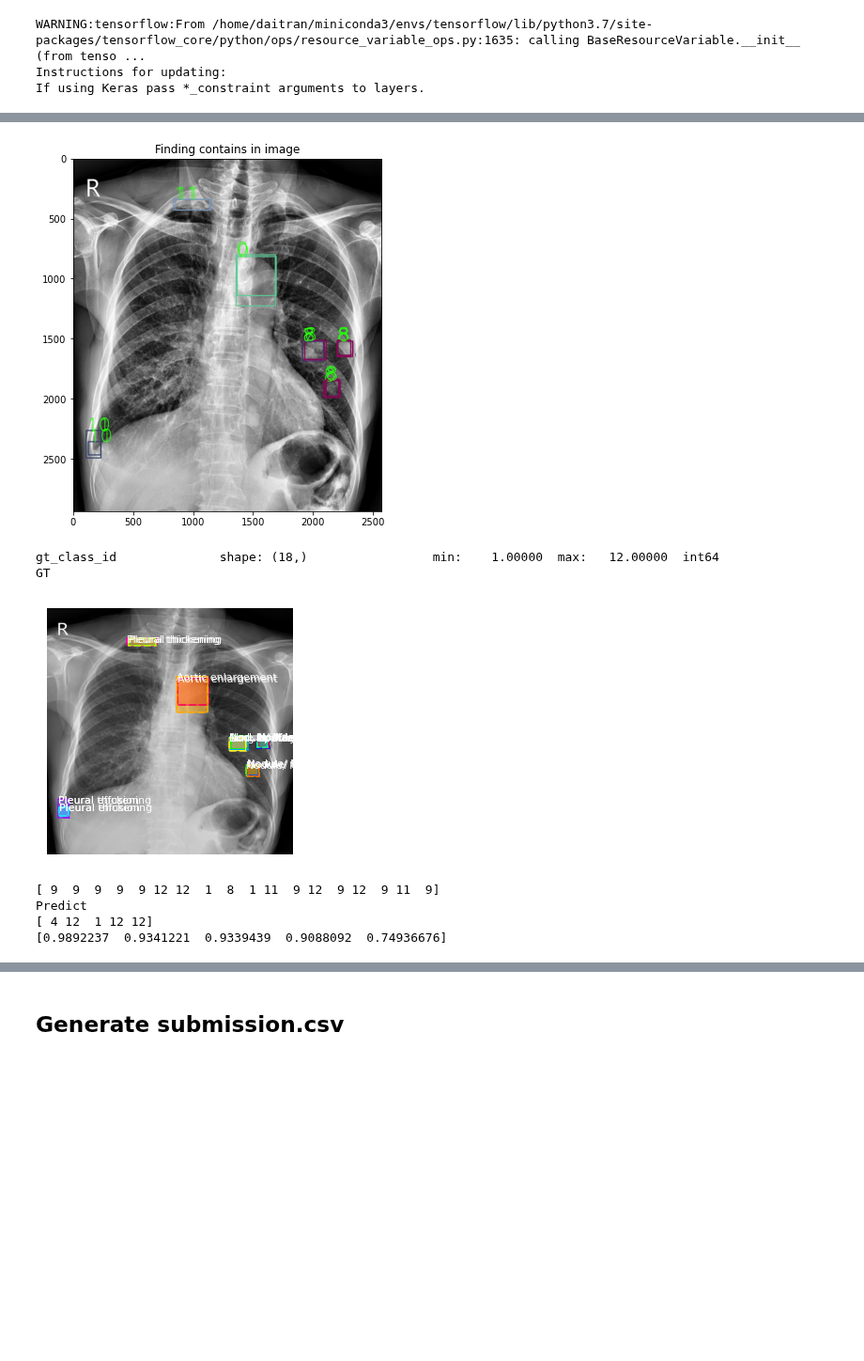
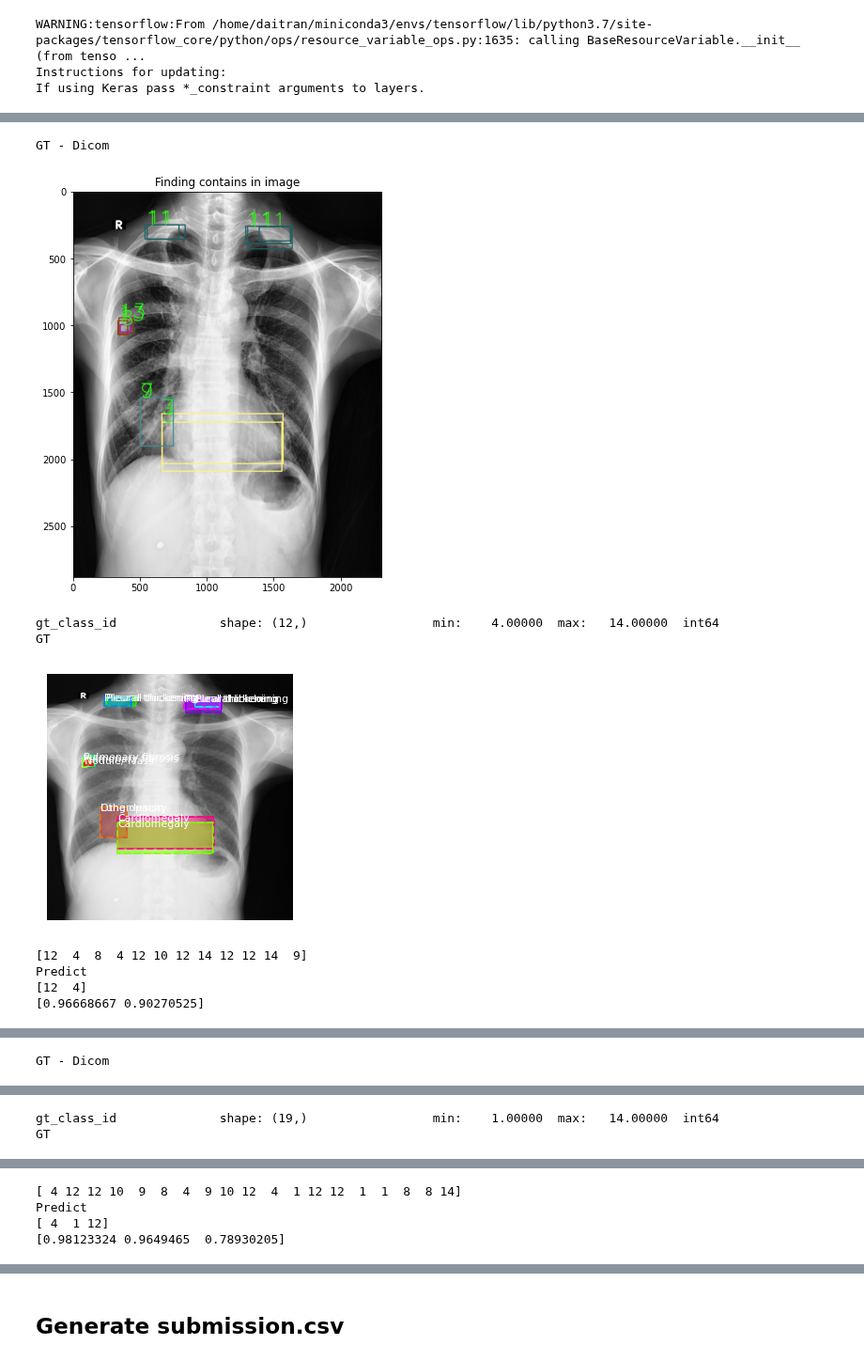
Before and after one commit to daitranskku/chest_x_ray_abnormalities_detection, a Jupyter notebook: MaskRCNN_implementation/model_evaluation.ipynb, the cells around one changed output, grey strips where cells are left out. Shown at 94% size. Cells and saved outputs as stored; diff of their text form; code cells hidden in the pictures; blank space fills up the shorter version.

```diff
--- a/MaskRCNN_implementation/model_evaluation.ipynb
+++ b/MaskRCNN_implementation/model_evaluation.ipynb
@@ -321,14 +321,15 @@ def display_test_result(dataset):
     visualize.display_instances(original_image, r['rois'], r['masks'], r['class_ids'],
                                 dataset.class_names, r['scores'], figsize=(5, 5))
 # %%
-for _ in range(1):
+for _ in range(2):
     display_test_result(dataset = test_dataset)
 # %% [output]
+GT - Dicom
-[figure, old version]
+[figure, new version]
-gt_class_id              shape: (18,)                 min:    1.00000  max:   12.00000  int64
-GT
+gt_class_id              shape: (12,)                 min:    4.00000  max:   14.00000  int64
+GT
-[figure, old version]
+[figure, new version]
-[ 9  9  9  9  9 12 12  1  8  1 11  9 12  9 12  9 11  9]
-Predict
-[ 4 12  1 12 12]
-[0.9892237  0.9341221  0.9339439  0.9088092  0.74936676]
+[12  4  8  4 12 10 12 14 12 12 14  9]
+Predict
+[12  4]
+[0.96668667 0.90270525]
@@ -335,0 +337 @@ Predict
+GT - Dicom
@@ -335,0 +339,2 @@ Predict
+gt_class_id              shape: (19,)                 min:    1.00000  max:   14.00000  int64
+GT
@@ -335,0 +342,4 @@ Predict
+[ 4 12 12 10  9  8  4  9 10 12  4  1 12 12  1  1  8  8 14]
+Predict
+[ 4  1 12]
+[0.98123324 0.9649465  0.78930205]
```
Also changed, not shown: parts of 8 cells of this notebook.
